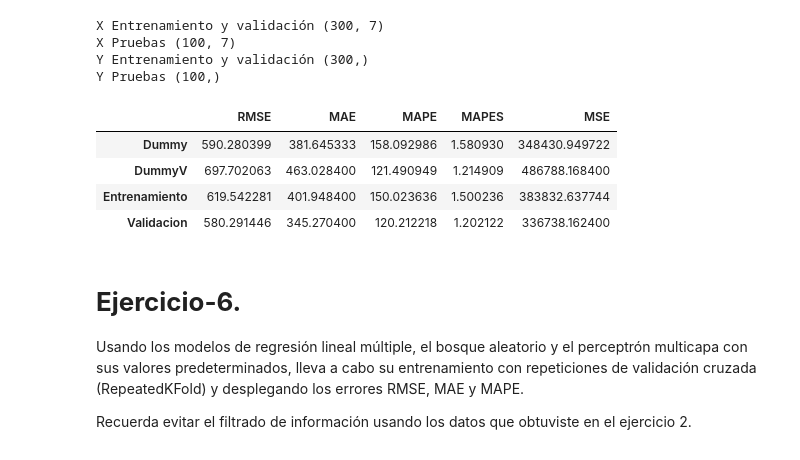
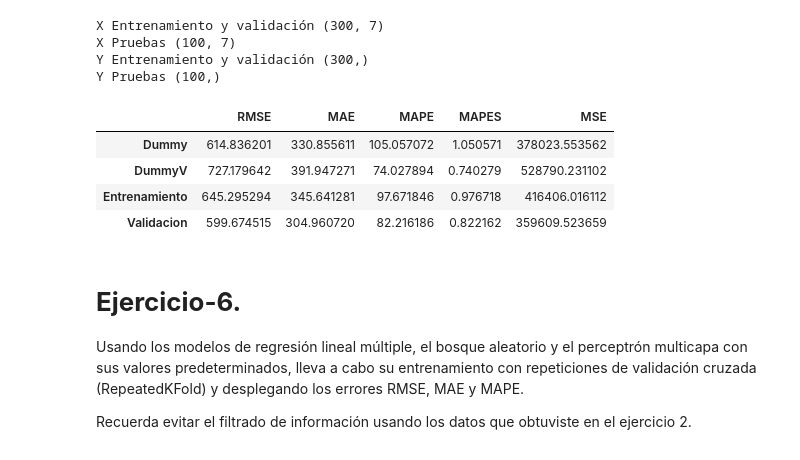
Before and after one commit to diego-carrera/iaa-equipo-30, a Jupyter notebook: semana7/MNA_IAyAA_semana_7_Actividad.ipynb, the cells around one changed output. Cells and saved outputs as stored; diff of their text form; code cells hidden in the pictures.

```diff
--- a/semana7/MNA_IAyAA_semana_7_Actividad.ipynb
+++ b/semana7/MNA_IAyAA_semana_7_Actividad.ipynb
@@ -259,5 +287,5 @@ pipeline = ColumnTransformer(
 # %%
-X_transformed = pipeline.fit_transform(X_train)
+X_transformed = column_transformer.fit_transform(X_train)
 X_transformed.shape
 xtdf = pd.DataFrame(X_transformed)
 xtdf.head()
@@ -314,41 +342,51 @@ from sklearn.metrics import mean_absolute_percentage_error, mean_squared_error
 
 scores_RMSE = []
 scores_MAE = []
 scores_MAPE = []
 scores_MAPES = []
 scores_MSE = []
 
+def y_transformer(y):
+    return np.log(y)
+
+def y_inverse_transformer(y):
+    return np.exp(y)
+
 def dummyFuncion(X, Y):
 
     dummy_regr = DummyRegressor()
+    pipe = Pipeline(steps=[('transformer', column_transformer), ('model', dummy_regr)])
+    modelo = TransformedTargetRegressor(
+        regressor=pipe,
+        func=y_transformer,
+        inverse_func=y_inverse_transformer
+    )
 
-    XFit = pipeline.fit(X)
-    XTransf = XFit.transform(X)
-    modelo_dummy = dummy_regr.fit(XTransf, Y)
-    yhat = dummy_regr.predict(XTransf)
+    modelo.fit(X, Y)
+    yhat = modelo.predict(X)
 
     scores_RMSE.append(RMSE(Y, yhat))
     scores_MAE.append(MAE(Y, yhat))
     scores_MAPE.append(MAPE(Y, yhat))
     scores_MAPES.append(mean_absolute_percentage_error(Y, yhat))
     scores_MSE.append(mean_squared_error(Y, yhat))
 
 
 dummyFuncion(X_train_dummy, y_train_dummy)
 dummyFuncion(X_test_dummy, y_test_dummy)
 dummyFuncion(X_train, y_train)
 dummyFuncion(X_test, y_test)
 
 
 data = {'RMSE': scores_RMSE, 'MAE': scores_MAE, 'MAPE': scores_MAPE, 'MAPES': scores_MAPES, 'MSE': scores_MSE}
 scores = pd.DataFrame(data, index=['Dummy', 'DummyV', 'Entrenamiento', 'Validacion'])
 scores
 # %% [output]
 |  | RMSE | MAE | MAPE | MAPES | MSE |
-| Dummy | 590.280399 | 381.645333 | 158.092986 | 1.580930 | 348430.949722 |
-| DummyV | 697.702063 | 463.028400 | 121.490949 | 1.214909 | 486788.168400 |
-| Entrenamiento | 619.542281 | 401.948400 | 150.023636 | 1.500236 | 383832.637744 |
-| Validacion | 580.291446 | 345.270400 | 120.212218 | 1.202122 | 336738.162400 |
+| Dummy | 614.836201 | 330.855611 | 105.057072 | 1.050571 | 378023.553562 |
+| DummyV | 727.179642 | 391.947271 | 74.027894 | 0.740279 | 528790.231102 |
+| Entrenamiento | 645.295294 | 345.641281 | 97.671846 | 0.976718 | 416406.016112 |
+| Validacion | 599.674515 | 304.960720 | 82.216186 | 0.822162 | 359609.523659 |
 # %% [markdown]
 # **Ejercicio-6.**
 
```
Also changed, not shown: parts of 12 cells of this notebook.
